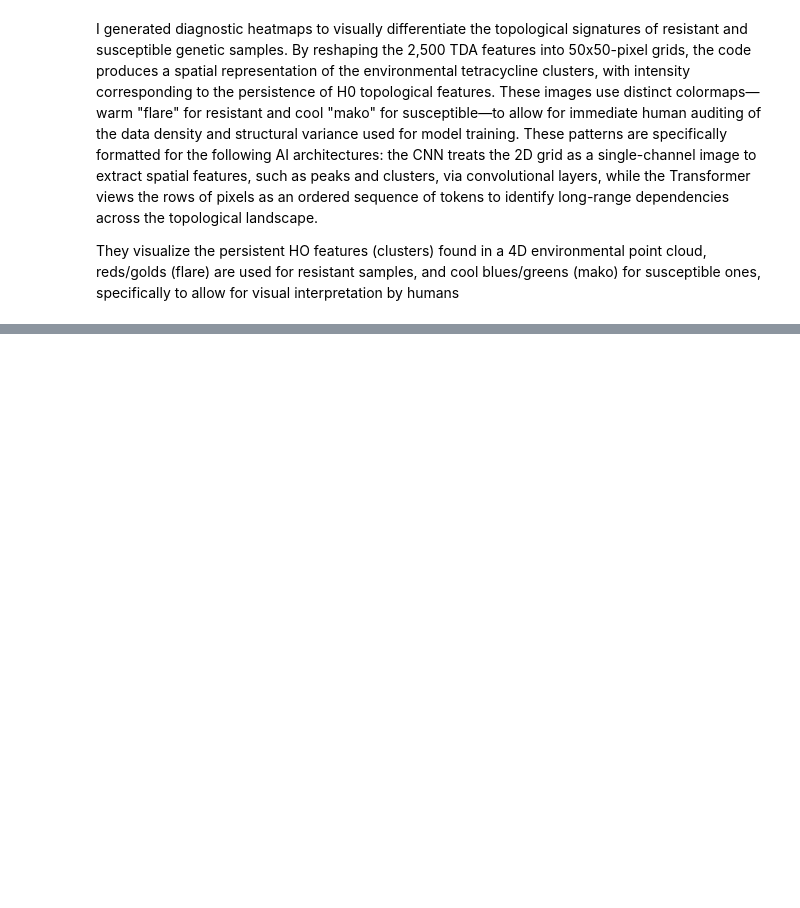
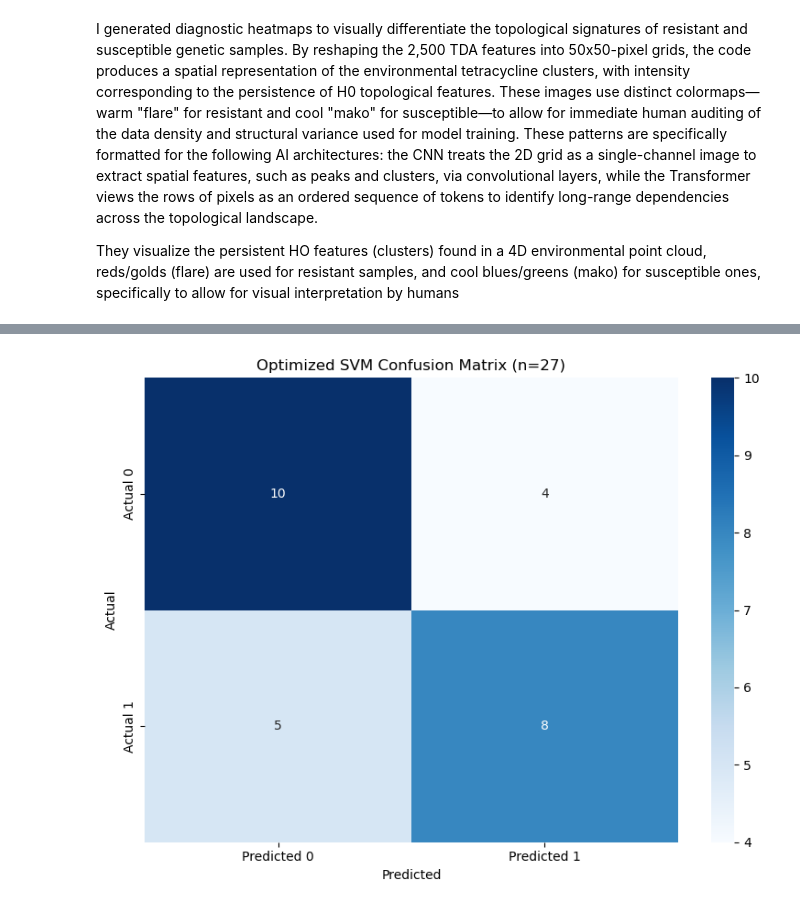
Before and after one commit to patrickayres/AntimicrobialResistanceAnalysis, a Jupyter notebook: AMR_DataAnalysis.ipynb, the cells around one changed output, grey strips where cells are left out. Cells and saved outputs as stored; diff of their text form; code cells hidden in the pictures; blank space fills up the shorter version.

```diff
--- a/AMR_DataAnalysis.ipynb
+++ b/AMR_DataAnalysis.ipynb
@@ -3803 +3808,86 @@ Generating SHAP Explanations...
 Success! Visualization saved to 'cnn_shap_explanation_fixed.png'
+# %%
+#Load Data
+df_full = pd.read_csv('spatial_temporal_model_data_200km.csv')
+
+# Filter for "Match Found" samples
+df = df_full[df_full['nearby_tc_sample_count'] > 0].copy()
+print(f"Filtered for 'Match Found' samples. Dataset shape: {df.shape}")
+
+#Define Features (X) and Target (y)
+features = [
+    'Year_gene',
+    'nearby_tc_mean',
+    'nearby_tc_max',
+    'nearby_tc_std',
+    'nearby_tc_sample_count'
+]
+target = 'Present'
+
+X = df[features]
+y = df[target]
+
+#Split Data into Training and Testing Sets
+X_train, X_test, y_train, y_test = train_test_split(
+    X, y, test_size=0.2, random_state=42, stratify=y
+)
+
+#Scale Features (Critical for SVMs)
+scaler = StandardScaler()
+X_train_scaled = scaler.fit_transform(X_train)
+X_test_scaled = scaler.transform(X_test)
+
+#Set up GridSearchCV for SVM parameters
+print("\nSetting up GridSearchCV for SVM...")
+svm_model = SVC(random_state=42, probability=True)
+
+# Grid parameters to find the optimal hyperplane
+param_grid = {
+    'C': [0.1, 1, 10, 100],               # Regularization parameter
+    'gamma': ['scale', 'auto', 0.1, 0.01], # Kernel coefficient
+    'kernel': ['rbf', 'linear', 'poly']    # Type of hyperplane
+}
+
+grid_search = GridSearchCV(
+    estimator=svm_model,
+    param_grid=param_grid,
+    cv=3,
+    n_jobs=-1,
+    scoring='accuracy',
+    verbose=2
+)
+
+#Fit Grid Search
+print("Fitting SVM GridSearchCV to the training data...")
+grid_search.fit(X_train_scaled, y_train)
+
+print("\nGrid search complete.")
+print("Best parameters found: ", grid_search.best_params_)
+
+#Model Evaluation
+best_svm = grid_search.best_estimator_
+predictions = best_svm.predict(X_test_scaled)
+accuracy = accuracy_score(y_test, predictions)
+
+print("\n" + "="*30)
+print("--- OPTIMIZED SVM Model Evaluation ---")
+print(f"Model Accuracy: {accuracy * 100:.2f}%")
+print("\nClassification Report:")
+print(classification_report(y_test, predictions, zero_division=0))
+print("="*30 + "\n")
+
+#Plot Confusion Matrix
+print("Generating Confusion Matrix for optimized SVM...")
+cm = confusion_matrix(y_test, predictions)
+
+plt.figure(figsize=(8, 6))
+sns.heatmap(cm, annot=True, fmt='d', cmap='Blues',
+            xticklabels=['Predicted 0', 'Predicted 1'],
+            yticklabels=['Actual 0', 'Actual 1'])
+plt.title(f'Optimized SVM Confusion Matrix (n={len(X_test)})')
+plt.ylabel('Actual')
+plt.xlabel('Predicted')
+plt.tight_layout()
+plt.savefig('svm_confusion_matrix.png')
+plt.show()
+# %% [output]
@@ -3803,0 +3911 @@ Success! Visualization saved to 'cnn_shap_explanation_fixed.png'
+[figure, added]
```
Also changed, not shown: parts of 26 cells of this notebook.
